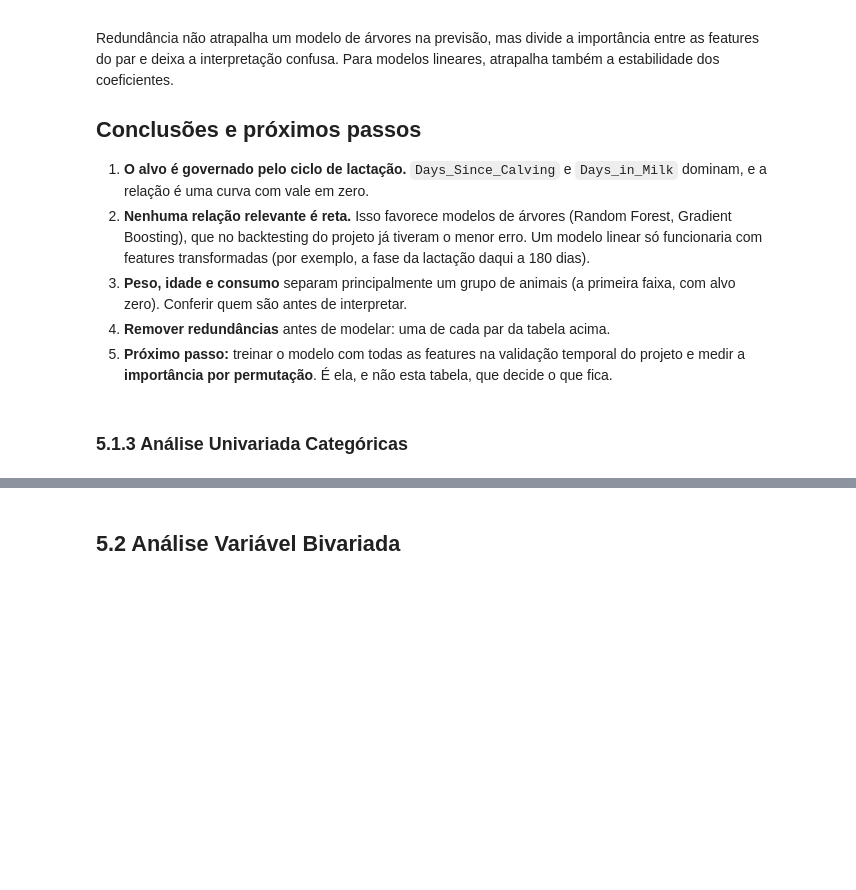
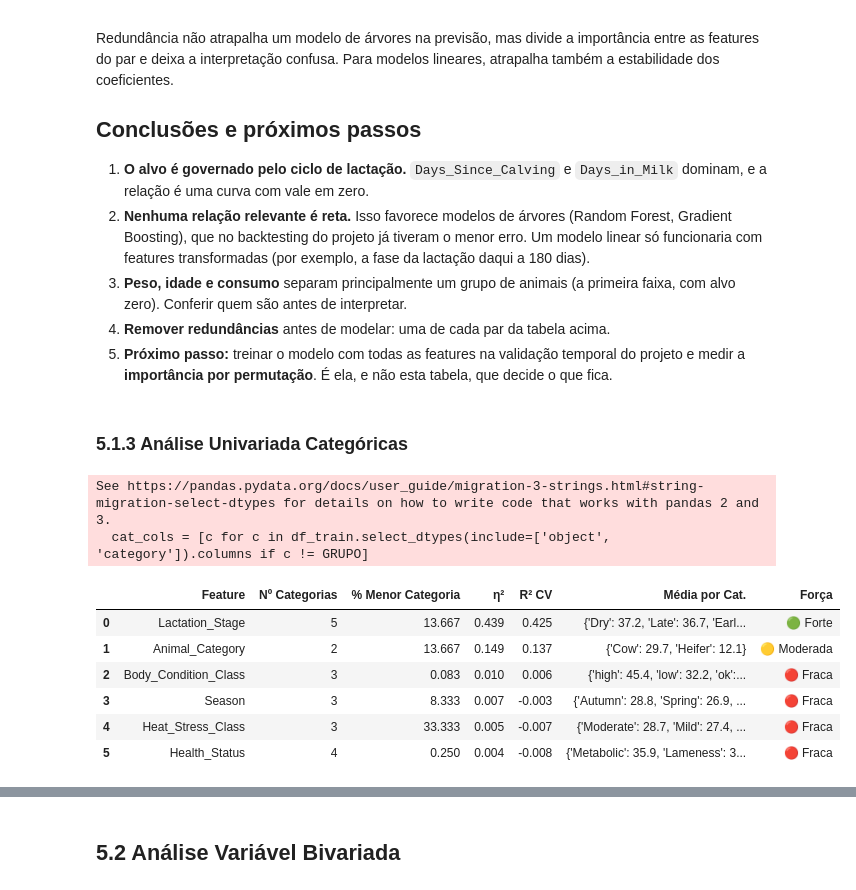
Before and after one commit to lucasffreitasds/projeto_milk_predict_180, a Jupyter notebook: projeto_milk_predict_180.ipynb, the cells around one changed output, grey strips where cells are left out. Cells and saved outputs as stored; diff of their text form; code cells hidden in the pictures; blank space fills up the shorter version.

```diff
--- a/projeto_milk_predict_180.ipynb
+++ b/projeto_milk_predict_180.ipynb
@@ -775,3 +777,63 @@ Redundância não atrapalha um modelo de árvores na previsão, mas divide a imp
 5. **Próximo passo:** treinar o modelo com todas as features na validação temporal do projeto e medir a **importância por permutação**. É ela, e não esta tabela, que decide o que fica.
 # %% [markdown]
 ### 5.1.3 Análise Univariada Categóricas
+# %%
+# ==================================================================
+# PARTE 1 — Análise Univariada: Tabela Resumo + Cache pros gráficos
+# ==================================================================
+
+
+TARGET = 'Target_Milk_180_Days'
+GRUPO  = 'Cattle_ID'
+
+cat_cols = [c for c in df_train.select_dtypes(include=['object', 'category']).columns if c != GRUPO]
+gkf = GroupKFold(n_splits=5)
+
+def r2_cv_categoria(serie, y, grupos):
+    prev = pd.Series(np.nan, index=y.index)
+    for idx_tr, idx_te in gkf.split(serie, y, grupos):
+        medias = y.iloc[idx_tr].groupby(serie.iloc[idx_tr]).mean()
+        prev.iloc[idx_te] = serie.iloc[idx_te].map(medias).fillna(y.iloc[idx_tr].mean()).values
+    return r2_score(y, prev)
+
+
+
+linhas = []
+for col in cat_cols:
+    serie = df_train[col].fillna('Missing')
+    y, g  = df_train[TARGET], df_train[GRUPO]
+
+    medias = y.groupby(serie).mean()
+    n      = serie.value_counts()
+    eta2   = (n * (medias - y.mean()) ** 2).sum() / ((y - y.mean()) ** 2).sum()
+    r2_cv  = r2_cv_categoria(serie, y, g)
+
+    linhas.append({
+        'Feature'          : col,
+        'Nº Categorias'    : serie.nunique(),
+        '% Menor Categoria': n.min() / len(serie) * 100,
+        'η²'               : eta2,
+        'R² CV'            : r2_cv,
+        'Média por Cat.'   : {k: round(v, 1) for k, v in medias.sort_values(ascending=False).items()},
+    })
+
+def forca(r2):
+    if r2 >= 0.25:   return '🟢 Forte'
+    elif r2 >= 0.09: return '🟡 Moderada'
+    else:            return '🔴 Fraca'
+
+tabela_cat = pd.DataFrame(linhas)
+tabela_cat['Força'] = tabela_cat['R² CV'].apply(forca)
+tabela_cat = tabela_cat.sort_values('R² CV', ascending=False).reset_index(drop=True)
+
+display(tabela_cat.style.format(precision=3).background_gradient(subset=['R² CV'], cmap='Greens'))
+# %% [output]
+See https://pandas.pydata.org/docs/user_guide/migration-3-strings.html#string-migration-select-dtypes for details on how to write code that works with pandas 2 and 3.
+  cat_cols = [c for c in df_train.select_dtypes(include=['object', 'category']).columns if c != GRUPO]
+|  | Feature | Nº Categorias | % Menor Categoria | η² | R² CV | Média por Cat. | Força |
+| 0 | Lactation_Stage | 5 | 13.667 | 0.439 | 0.425 | {'Dry': 37.2, 'Late': 36.7, 'Earl... | 🟢 Forte |
+| 1 | Animal_Category | 2 | 13.667 | 0.149 | 0.137 | {'Cow': 29.7, 'Heifer': 12.1} | 🟡 Moderada |
+| 2 | Body_Condition_Class | 3 | 0.083 | 0.010 | 0.006 | {'high': 45.4, 'low': 32.2, 'ok':... | 🔴 Fraca |
+| 3 | Season | 3 | 8.333 | 0.007 | -0.003 | {'Autumn': 28.8, 'Spring': 26.9, ... | 🔴 Fraca |
+| 4 | Heat_Stress_Class | 3 | 33.333 | 0.005 | -0.007 | {'Moderate': 28.7, 'Mild': 27.4, ... | 🔴 Fraca |
+| 5 | Health_Status | 4 | 0.250 | 0.004 | -0.008 | {'Metabolic': 35.9, 'Lameness': 3... | 🔴 Fraca |
```
Also changed, not shown: parts of 8 cells of this notebook.
